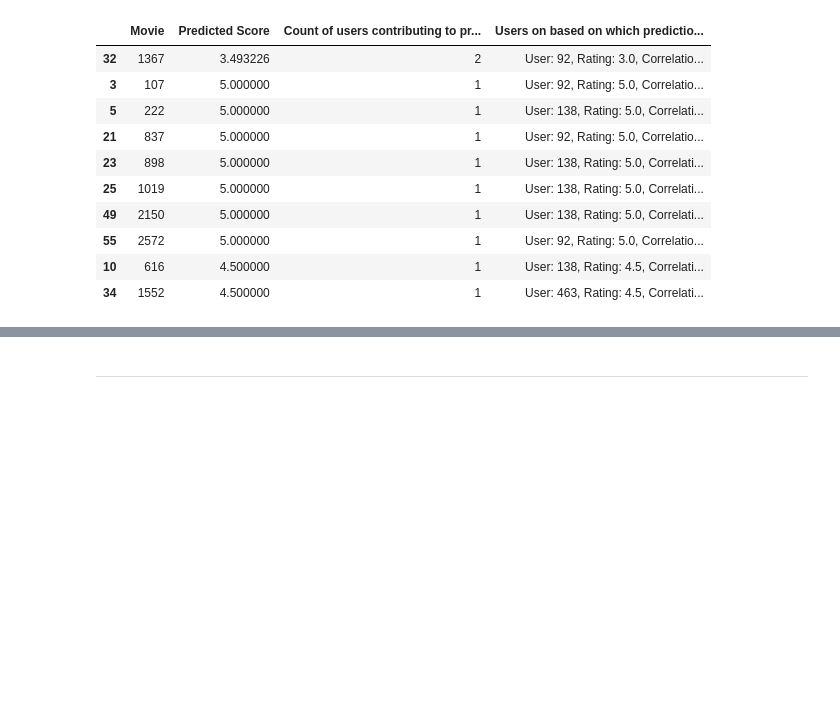
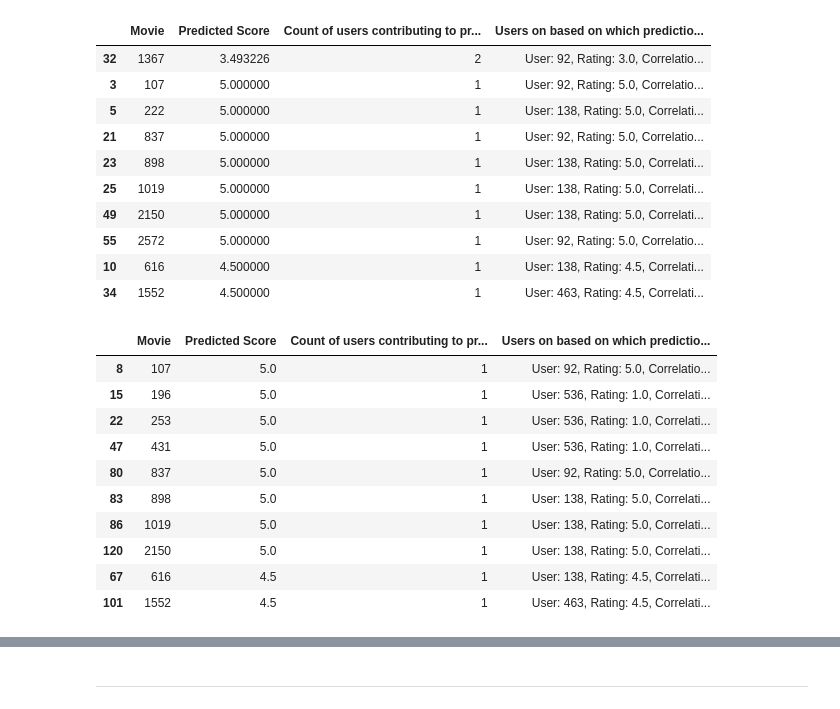
Before and after one commit to mmartyna123/InformationRetrieval, a Jupyter notebook: Lab5/Lab-IR5.ipynb, the cells around one changed output, grey strips where cells are left out. Drawn from its saved outputs; the diff is of its cells as text; code cells hidden in the pictures; blank space fills up the shorter version.

Commit message:
negative correlations updated

```diff
--- a/Lab5/Lab-IR5.ipynb
+++ b/Lab5/Lab-IR5.ipynb
@@ -304,8 +312,8 @@ def predictScores(user, moviesdf = dfTask, commonMovies = 5, topUsers = 5, negat
                 for otherUser, correlation in worstNUsers:
                     otherUserRating = moviesdf.loc[movie, otherUser]
                     if not np.isnan(otherUserRating):
-                        predictedScore += otherUserRating * correlation
-                        sumCorr += correlation
+                        predictedScore += abs((abs(6 - otherUserRating)) * correlation)
+                        sumCorr += abs(correlation)
                         contibutingUsers += 1
                         otherUserDetails.append(f"User: {otherUser}, Rating: {otherUserRating}, Correlation: {correlation:.2f}")
 
@@ -353,3 +361,18 @@ display(HTML(predictedRatings610.head(10).to_html(escape=False)))
 | 55 | 2572 | 5.000000 | 1 | User: 92, Rating: 5.0, Correlatio... |
 | 10 | 616 | 4.500000 | 1 | User: 138, Rating: 4.5, Correlati... |
 | 34 | 1552 | 4.500000 | 1 | User: 463, Rating: 4.5, Correlati... |
+# %%
+predictedRatings610withNegative = predictScores(610, negativeUsers=5)
+display(HTML(predictedRatings610withNegative.head(10).to_html(escape=False)))
+# %% [output]
+|  | Movie | Predicted Score | Count of users contributing to pr... | Users on based on which predictio... |
+| 8 | 107 | 5.0 | 1 | User: 92, Rating: 5.0, Correlatio... |
+| 15 | 196 | 5.0 | 1 | User: 536, Rating: 1.0, Correlati... |
+| 22 | 253 | 5.0 | 1 | User: 536, Rating: 1.0, Correlati... |
+| 47 | 431 | 5.0 | 1 | User: 536, Rating: 1.0, Correlati... |
+| 80 | 837 | 5.0 | 1 | User: 92, Rating: 5.0, Correlatio... |
+| 83 | 898 | 5.0 | 1 | User: 138, Rating: 5.0, Correlati... |
+| 86 | 1019 | 5.0 | 1 | User: 138, Rating: 5.0, Correlati... |
+| 120 | 2150 | 5.0 | 1 | User: 138, Rating: 5.0, Correlati... |
+| 67 | 616 | 4.5 | 1 | User: 138, Rating: 4.5, Correlati... |
+| 101 | 1552 | 4.5 | 1 | User: 463, Rating: 4.5, Correlati... |
```
Also changed, not shown: parts of 9 cells of this notebook.
